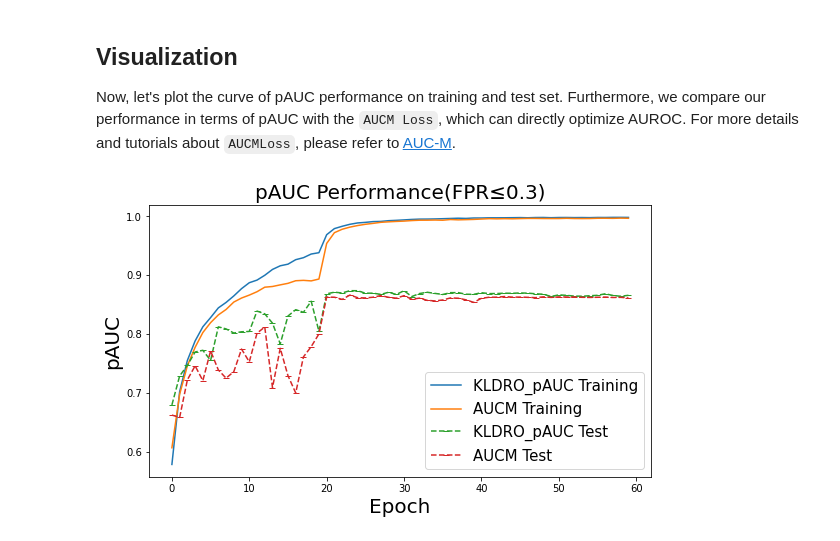
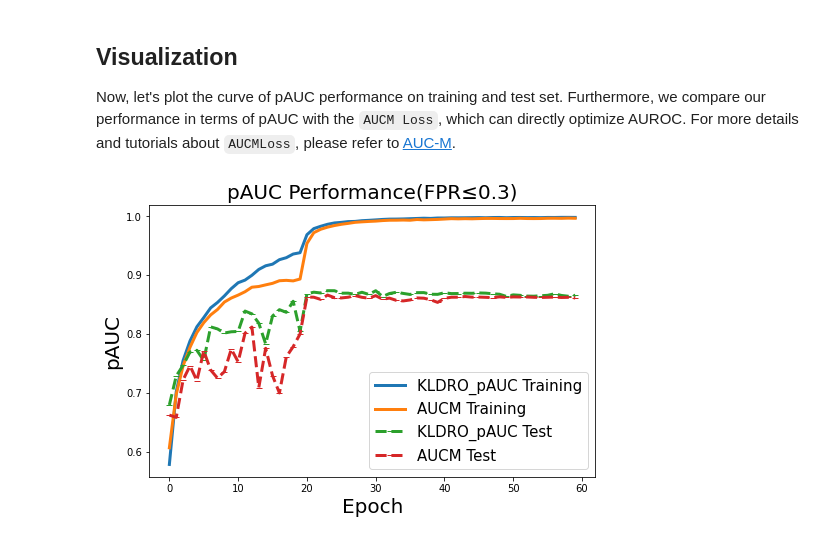
Before and after one commit to Optimization-AI/LibAUC, a Jupyter notebook: examples/11_Optimizing_pAUC_Loss_with_SOPAs_on_Imbalanced_data.ipynb, the cells around one changed output. Saved outputs shown, nothing was run; the diff lists cells and outputs as text; code cells hidden in the pictures.

```diff
--- a/examples/11_Optimizing_pAUC_Loss_with_SOPAs_on_Imbalanced_data.ipynb
+++ b/examples/11_Optimizing_pAUC_Loss_with_SOPAs_on_Imbalanced_data.ipynb
@@ -304,18 +304,18 @@ epoch: 59, lr: 0.0000, train_pauc: 0.9983, test_pauc: 0.8660, test_best: 0.8738
 Now, let's plot the curve of pAUC performance on training and test set. Furthermore, we compare our performance in terms of pAUC with the `AUCM Loss`, which can directly optimize AUROC.  For more details and tutorials about `AUCMLoss`, please refer to [AUC-M](https://github.com/Optimization-AI/LibAUC/blob/main/examples/02_Optimizing_AUROC_with_ResNet20_on_Imbalanced_CIFAR10.ipynb).
 # %%
 import matplotlib.pyplot as plt
-plt.rcParams["figure.figsize"] = (9,5)
+plt.rcParams["figure.figsize"] = (8,5)
 ###
 aucm_train= [0.6069506135036445, 0.6978036932301377, 0.7463894673857081, 0.7776219948089698, 0.8027497552574762, 0.8194925184801071, 0.8326414836870717, 0.8418876286652094, 0.8545082542202714, 0.8613377917975251, 0.8663205447982314, 0.8720521974101583, 0.8797435655295311, 0.8809396206077954, 0.8836973394615497, 0.8862993963546479, 0.8907247376100926, 0.8913716767613735, 0.8904567210873551, 0.8936225492461372, 0.9540770048876036, 0.9723488133661535, 0.9781509710156533, 0.9817765145216534, 0.9844834466810455, 0.986610225327087, 0.9881808086925543, 0.9899628359094543, 0.9907810165593278, 0.9914713525781993, 0.9920222707564783, 0.9929317113720121, 0.9935210368721419, 0.993572794854696, 0.9938371343578507, 0.9935073845281966, 0.9947178127253539, 0.9941674834729468, 0.9945044055783974, 0.9948909958585506, 0.9955329256867305, 0.9961777539970935, 0.9958743720990391, 0.9961726341719099, 0.995941568038736, 0.9963039071928088, 0.9965874872432375, 0.9965767861211055, 0.9964081514670973, 0.9963576105770835, 0.9963734406282638, 0.9967885112505668, 0.9964143992297314, 0.9963215825031975, 0.9964172999093988, 0.9968314808643665, 0.9968811317731188, 0.9967179493923207, 0.9970772553897975, 0.9968263538188764]
 aucm_test= [0.6624721568627451, 0.6585558039215686, 0.7224398823529412, 0.7461185882352941, 0.7209969411764705, 0.7715108235294117, 0.739145568627451, 0.7252269803921568, 0.7362687450980392, 0.7746165098039216, 0.7529456862745099, 0.8016385098039216, 0.8120752549019608, 0.7091570588235294, 0.7759422745098039, 0.7294065490196078, 0.7001150588235294, 0.761414, 0.7787230980392157, 0.8003133333333334, 0.862998980392157, 0.862715294117647, 0.8590309411764705, 0.8663745098039217, 0.8619192156862745, 0.8615073333333334, 0.8627211764705882, 0.8655584705882353, 0.8625684705882353, 0.8610763921568627, 0.8653654509803922, 0.8593325490196078, 0.8611757254901962, 0.8573677647058824, 0.8564478039215686, 0.8580612549019608, 0.8614994901960784, 0.861043725490196, 0.8583090980392156, 0.853949137254902, 0.8608719215686275, 0.862686431372549, 0.8628177254901961, 0.86389, 0.8628747058823528, 0.8629372549019607, 0.8625298431372549, 0.8619865490196079, 0.8633648235294118, 0.8624133725490196, 0.8632398823529412, 0.863091568627451, 0.8631138823529412, 0.862576, 0.8623480392156863, 0.8626336078431373, 0.8629759607843137, 0.8622864705882353, 0.8625338431372549, 0.8614151372549019]
-plt.plot(train_list, label='KLDRO_pAUC Training')
-plt.plot(aucm_train, label='AUCM Training')
-plt.plot(test_list, marker='_' , linestyle='dashed', label='KLDRO_pAUC Test')
-plt.plot(aucm_test, marker='_' , linestyle='dashed', label='AUCM Test')
+plt.plot(train_list, label='KLDRO_pAUC Training', linewidth=3)
+plt.plot(aucm_train, label='AUCM Training', linewidth=3)
+plt.plot(test_list, marker='_' , linestyle='dashed', label='KLDRO_pAUC Test', linewidth=3)
+plt.plot(aucm_test, marker='_' , linestyle='dashed', label='AUCM Test', linewidth=3)
 plt.title('pAUC Performance(FPR≤0.3)',fontsize=20)
 plt.xlabel('Epoch',fontsize=20)
 plt.ylabel('pAUC',fontsize=20)
 plt.legend(fontsize=15)
 plt.show()
 # %% [output]
-[figure, old version]
+[figure, new version]
```
Also changed, not shown: 1 other file.
